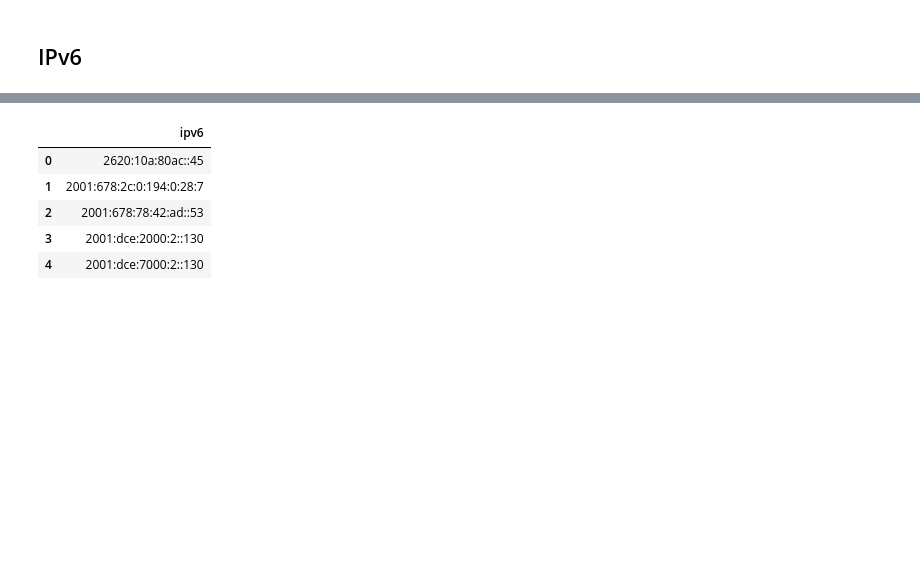
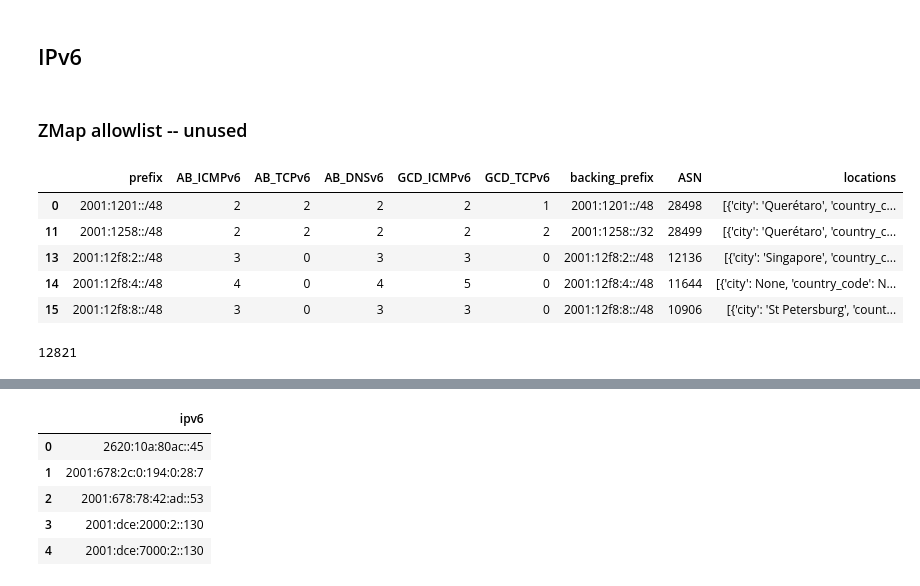
Before and after one commit to gustavoluvizotto/anycast-service-discovery, a Jupyter notebook: measurements/process_input_output.ipynb, the cells around one changed output, grey strips where cells are left out. Cells and saved outputs as stored; diff of their text form; code cells hidden in the pictures; blank space fills up the shorter version.

```diff
--- a/measurements/process_input_output.ipynb
+++ b/measurements/process_input_output.ipynb
@@ -89,2 +108,4 @@ anycast_ipv4_pdf["prefix"].to_csv(f"anycast_prefixes_{ts.year}_{ts.month:02d}_{t
 # %% [markdown]
 ## IPv6
+# %% [markdown]
+### ZMap allowlist -- unused
@@ -90,0 +114,14 @@ anycast_ipv4_pdf["prefix"].to_csv(f"anycast_prefixes_{ts.year}_{ts.month:02d}_{t
+# %%
+_anycast_ipv6_pdf = pd.read_csv(f"anycast_census_{ts_v6.year}_{ts_v6.month:02d}_{ts_v6.day:02d}_v6.csv")
+anycast_ipv6_pdf = _anycast_ipv6_pdf[_anycast_ipv6_pdf["GCD_ICMPv6"] > 1].copy()
+display(anycast_ipv6_pdf.head(5))
+print(len(anycast_ipv6_pdf))
+anycast_ipv6_pdf["prefix"].to_csv(f"input/anycast_prefixes_{ts_v6.year}_{ts_v6.month:02d}_{ts_v6.day:02d}_v6.csv", index=False, header=False)
+# %% [output]
+|  | prefix | AB_ICMPv6 | AB_TCPv6 | AB_DNSv6 | GCD_ICMPv6 | GCD_TCPv6 | backing_prefix | ASN | locations |
+| 0 | 2001:1201::/48 | 2 | 2 | 2 | 2 | 1 | 2001:1201::/48 | 28498 | [{'city': 'Querétaro', 'country_c... |
+| 11 | 2001:1258::/48 | 2 | 2 | 2 | 2 | 2 | 2001:1258::/32 | 28499 | [{'city': 'Querétaro', 'country_c... |
+| 13 | 2001:12f8:2::/48 | 3 | 0 | 3 | 3 | 0 | 2001:12f8:2::/48 | 12136 | [{'city': 'Singapore', 'country_c... |
+| 14 | 2001:12f8:4::/48 | 4 | 0 | 4 | 5 | 0 | 2001:12f8:4::/48 | 11644 | [{'city': None, 'country_code': N... |
+| 15 | 2001:12f8:8::/48 | 3 | 0 | 3 | 3 | 0 | 2001:12f8:8::/48 | 10906 | [{'city': 'St Petersburg', 'count... |
+12821
```
Also changed, not shown: parts of 11 cells of this notebook, 2 other files.
